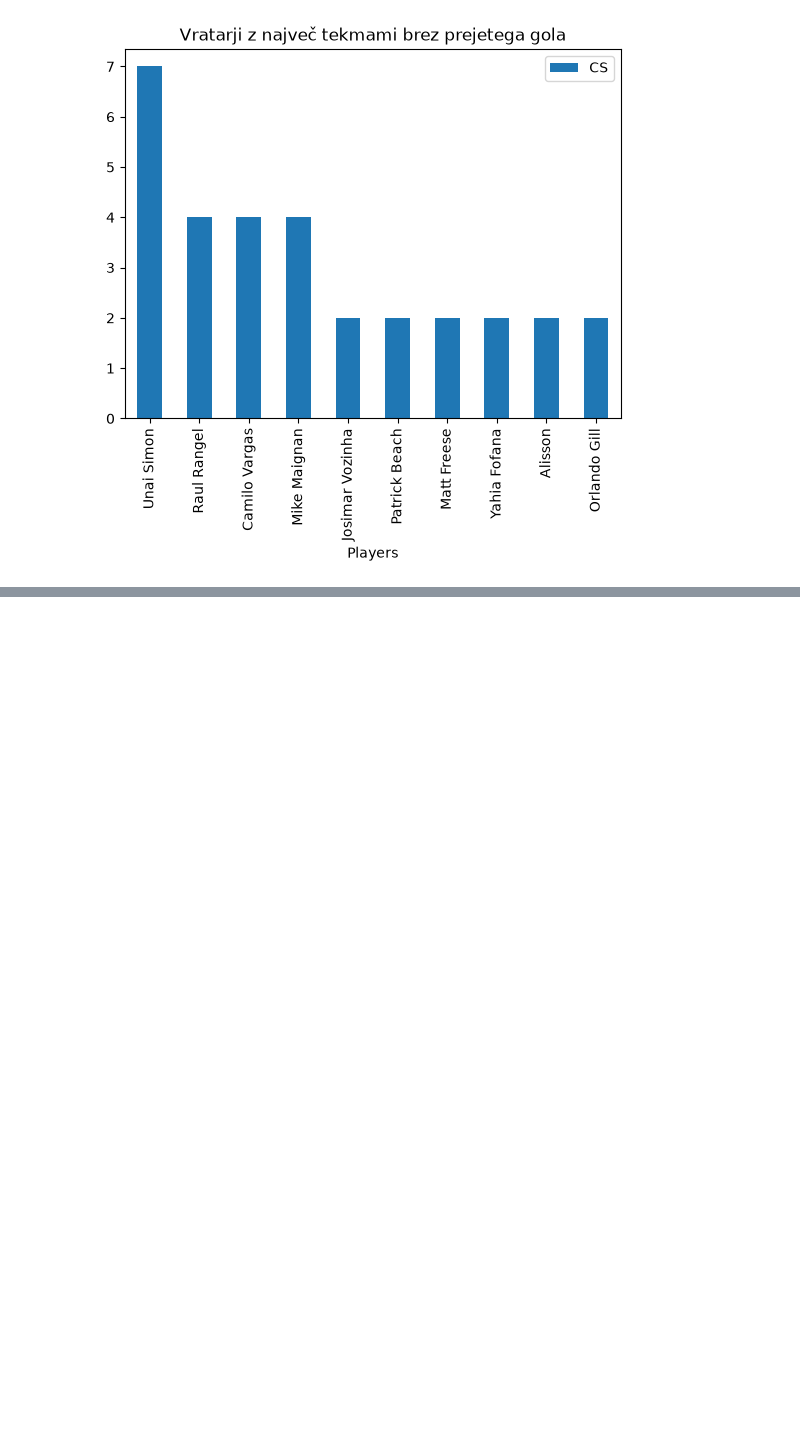
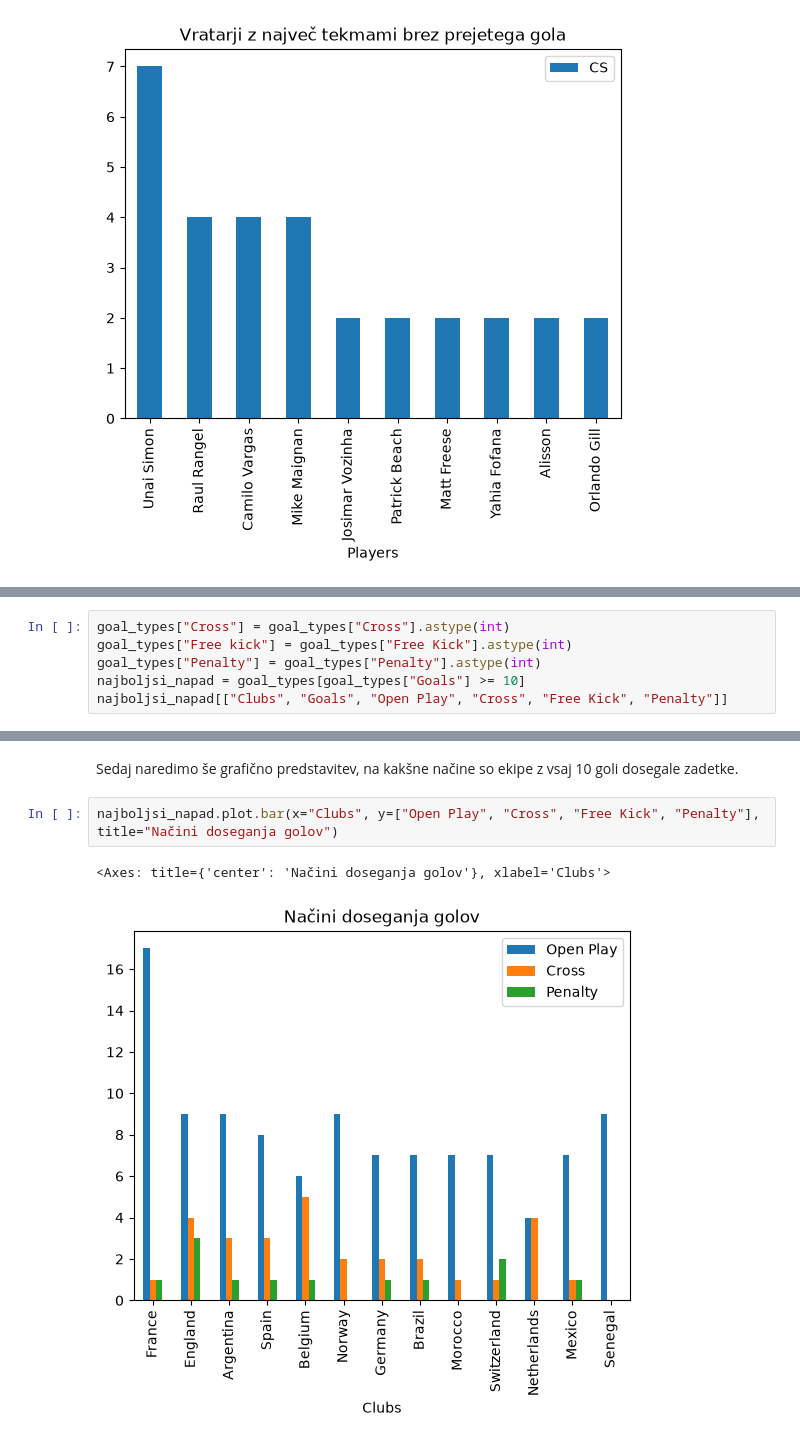
Before and after one commit to zalakmetic/UVP_projektna_naloga, a Jupyter notebook: analiza.ipynb, the cells around one changed output, grey strips where cells are left out. Cells and saved outputs as stored; diff of their text form; blank space fills up the shorter version.

Commit message:
Analiza načinov doseganja golov.

```diff
--- a/analiza.ipynb
+++ b/analiza.ipynb
@@ -271,0 +314,6 @@ clean_sheets.head(10).plot.bar(x="Players", y="CS", title="Vratarji z največ te
+# %%
+goal_types["Cross"] = goal_types["Cross"].astype(int)
+goal_types["Free kick"] = goal_types["Free Kick"].astype(int)
+goal_types["Penalty"] = goal_types["Penalty"].astype(int)
+najboljsi_napad = goal_types[goal_types["Goals"] >= 10]
+najboljsi_napad[["Clubs", "Goals", "Open Play", "Cross", "Free Kick", "Penalty"]]
@@ -271,0 +335,7 @@ clean_sheets.head(10).plot.bar(x="Players", y="CS", title="Vratarji z največ te
+# %% [markdown]
+Sedaj naredimo še grafično predstavitev, na kakšne načine so ekipe z vsaj 10 goli dosegale zadetke.
+# %%
+najboljsi_napad.plot.bar(x="Clubs", y=["Open Play", "Cross", "Free Kick", "Penalty"], title="Načini doseganja golov")
+# %% [output]
+<Axes: title={'center': 'Načini doseganja golov'}, xlabel='Clubs'>
+[figure, added]
```
Also changed, not shown: parts of 13 cells of this notebook.
